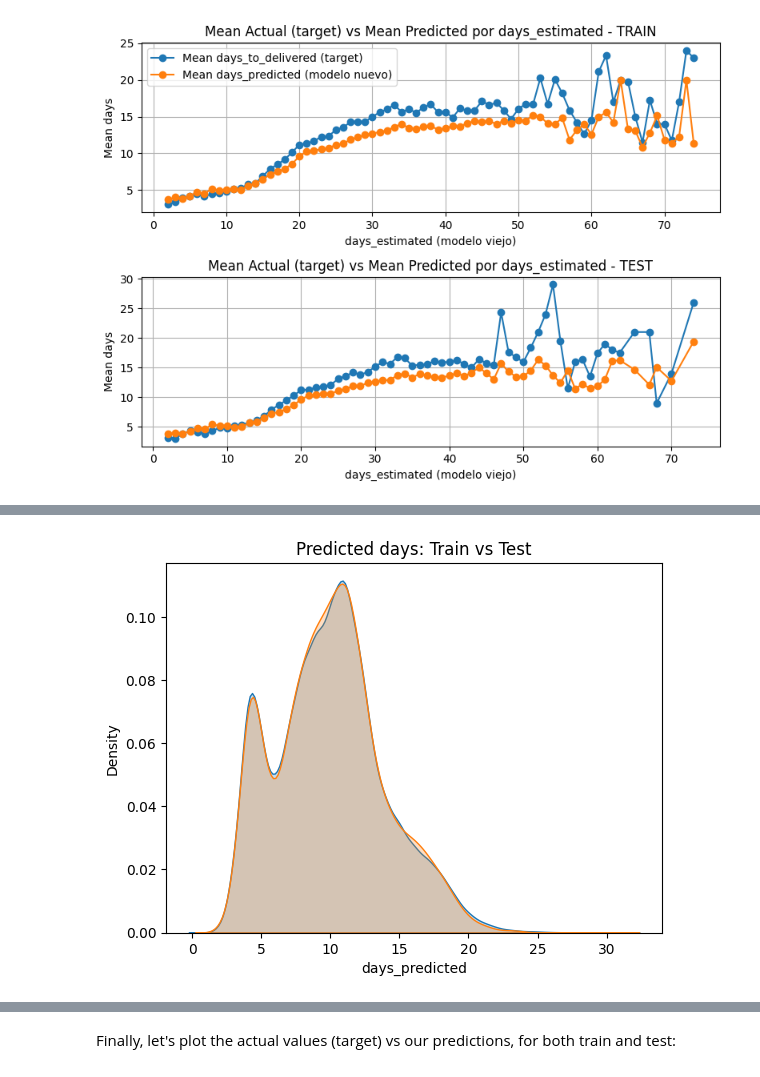
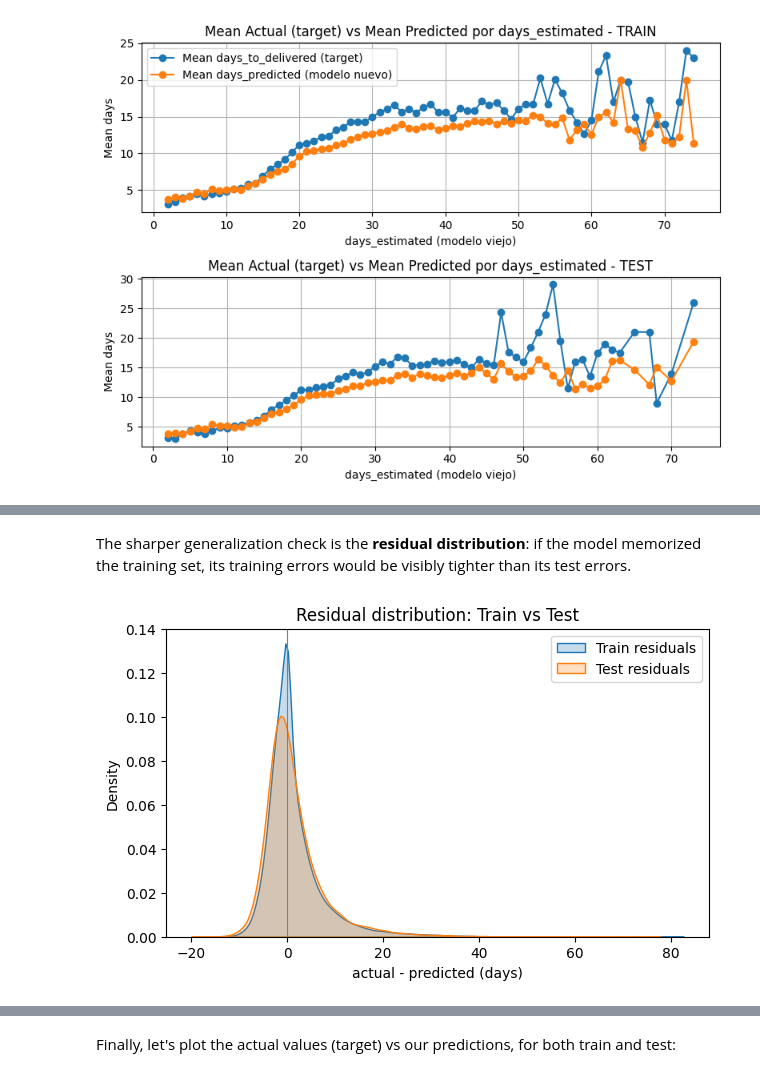
Before and after one commit to alemezio/Ecommerce_Brazil_project, a Jupyter notebook: Part2_Olist_Machine_Learning.ipynb, the cells around one changed output, grey strips where cells are left out. Cells and saved outputs as stored; diff of their text form; code cells hidden in the pictures.

```diff
--- a/Part2_Olist_Machine_Learning.ipynb
+++ b/Part2_Olist_Machine_Learning.ipynb
@@ -1092,6 +1076,15 @@ Let's compare our model's predictions on the train and test datasets:
+# %% [markdown]
+The sharper generalization check is the **residual distribution**: if the model memorized the training set, its training errors would be visibly tighter than its test errors.
 # %%
-sns.kdeplot(y_train['days_predicted'], label='Train predicted', fill=True)
-sns.kdeplot(y_test['days_predicted'], label='Test predicted', fill=True)
-plt.title('Predicted days: Train vs Test') ; plt.show()
+fig, ax = plt.subplots(figsize=(7, 4))
+sns.kdeplot(y_train['days_to_delivered'] - y_train['days_predicted'],
+            label='Train residuals', fill=True)
+sns.kdeplot(y_test['days_to_delivered'] - y_test['days_predicted'],
+            label='Test residuals', fill=True)
+ax.axvline(0, color='grey', lw=0.8)
+ax.set_xlabel('actual - predicted (days)')
+ax.set_title('Residual distribution: Train vs Test')
+ax.legend()
+plt.show()
 # %% [output]
-[figure, old version]
+[figure, new version]
```
Also changed, not shown: parts of 22 cells of this notebook.
